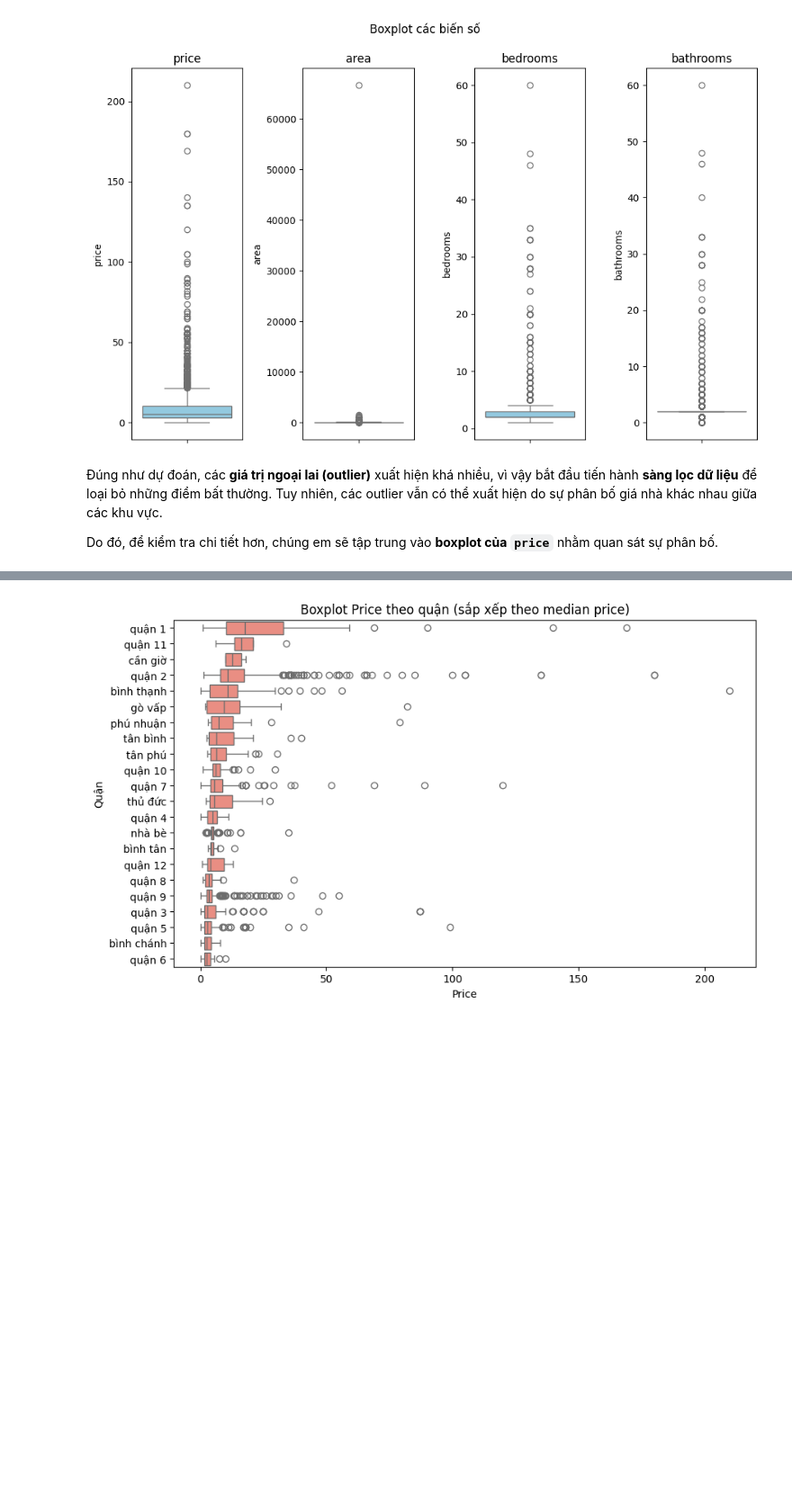
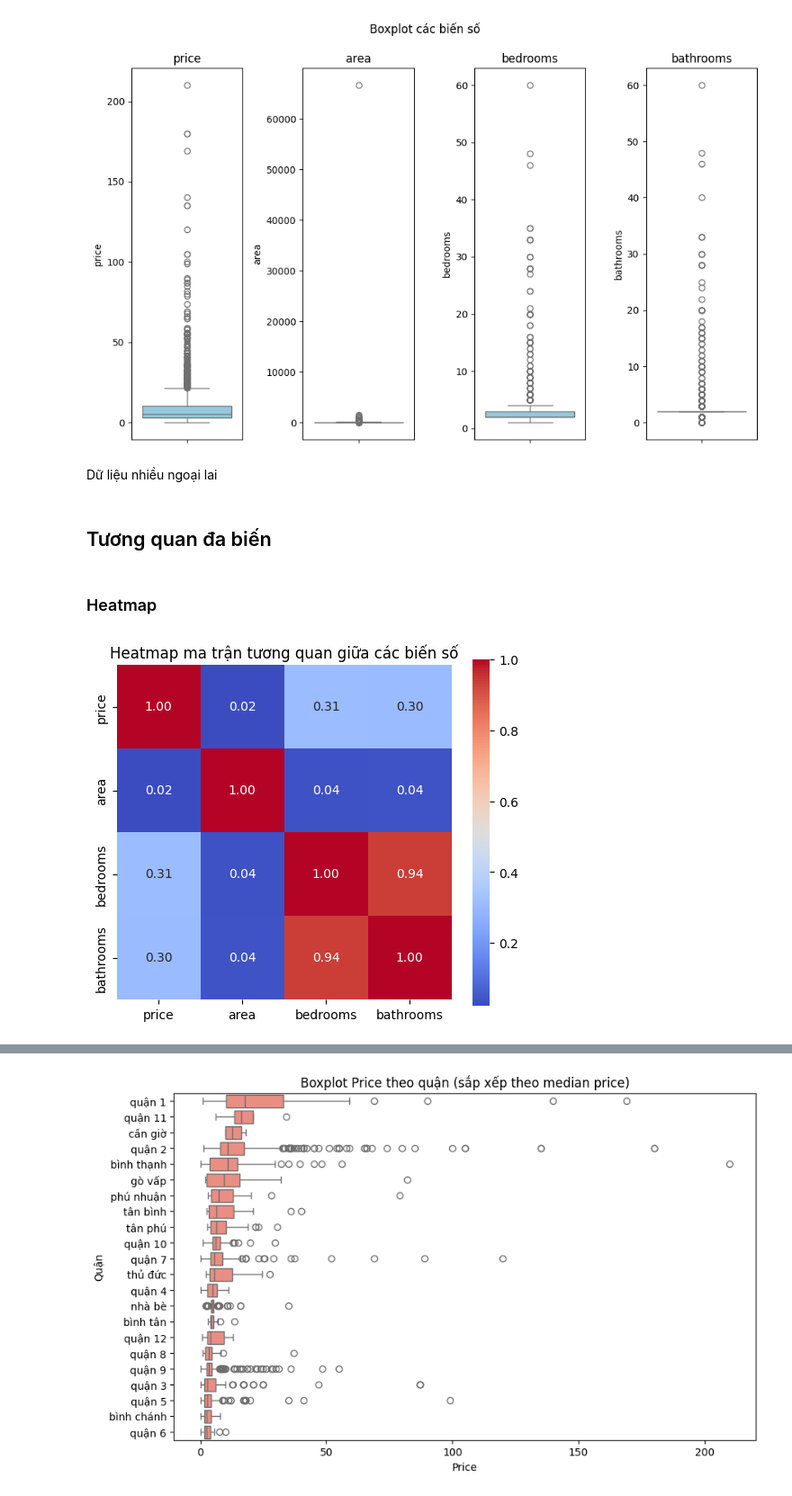
Before and after one commit to thloc1212/INTROML, a Jupyter notebook: notebook/eda.ipynb, the cells around one changed output, grey strips where cells are left out. Shown at 90% size. Cells and saved outputs as stored; diff of their text form; code cells hidden in the pictures; blank space fills up the shorter version.

```diff
--- a/notebook/eda.ipynb
+++ b/notebook/eda.ipynb
@@ -72,8 +183,25 @@ plt.suptitle("Boxplot các biến số", y=1.05)
 plt.show()
 # %% [output]
 [figure]
-# %% [markdown]
-Đúng như dự đoán, các **giá trị ngoại lai (outlier)** xuất hiện khá nhiều, vì vậy bắt đầu tiến hành **sàng lọc dữ liệu** để loại bỏ những điểm bất thường.
-Tuy nhiên, các outlier vẫn có thể xuất hiện do sự phân bố giá nhà khác nhau giữa các khu vực.
-
-Do đó, để kiểm tra chi tiết hơn, chúng em sẽ tập trung vào **boxplot của `price`** nhằm quan sát sự phân bố.
+# %% [markdown]
+Dữ liệu nhiều ngoại lai
+# %% [markdown]
+## Tương quan đa biến
+# %% [markdown]
+### Heatmap
+# %%
+corr_matrix = df[numerical_cols].corr()
+
+plt.figure(figsize=(6,5))
+sns.heatmap(
+    corr_matrix,
+    annot=True,
+    fmt=".2f",
+    cmap="coolwarm",
+    cbar=True,
+    square=True
+)
+plt.title("Heatmap ma trận tương quan giữa các biến số")
+plt.show()
+# %% [output]
+[figure, added]
```
Also changed, not shown: parts of 44 cells of this notebook, 3 other files.
